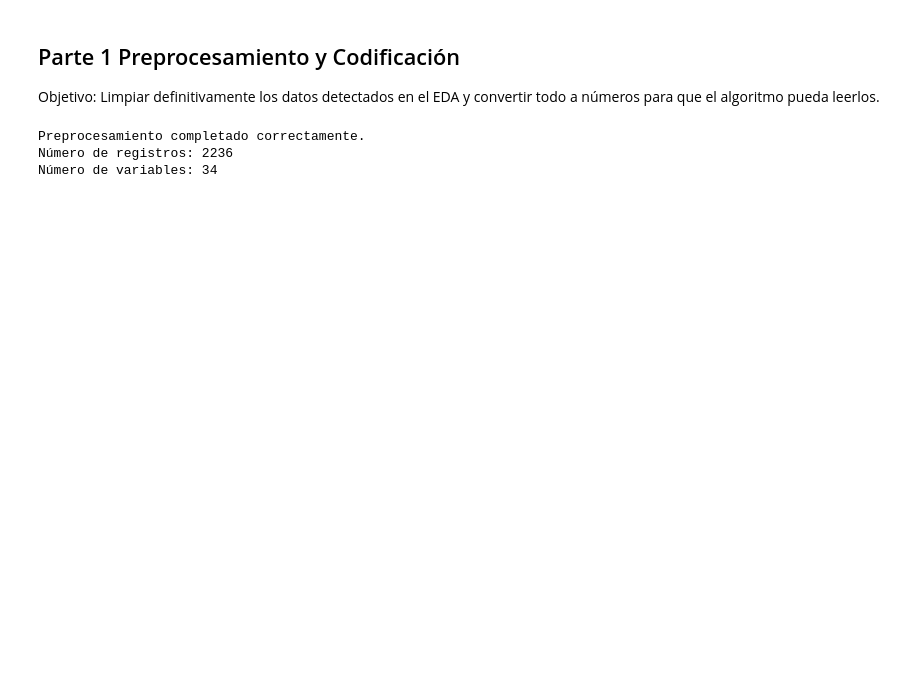
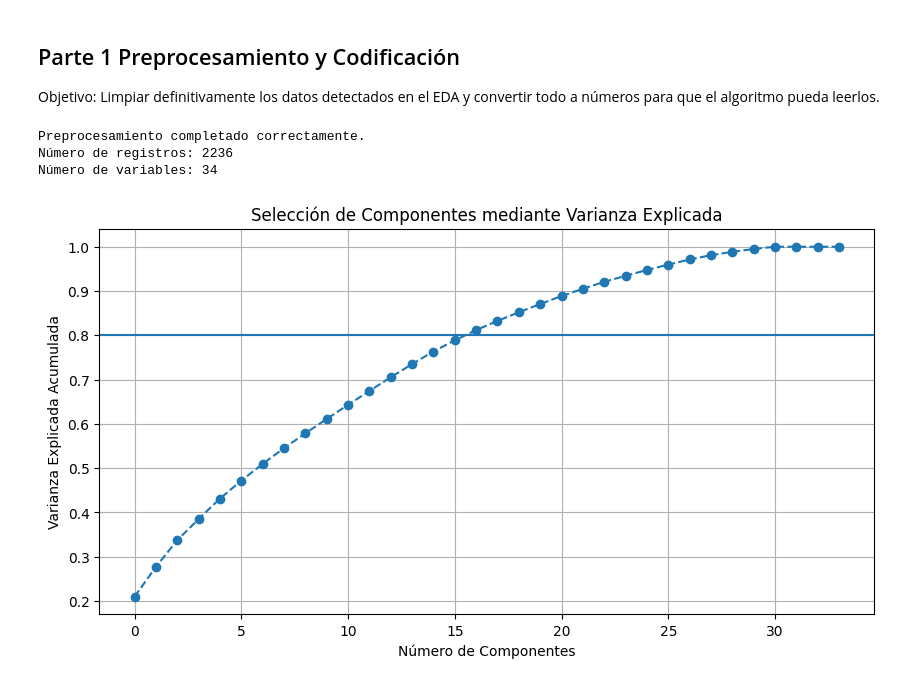
Before and after one commit to saram05/AnalisisDatos-ITM, a Jupyter notebook: notebooks/03_reduccion.ipynb, the cells around one changed output. Cells and saved outputs as stored; diff of their text form; code cells hidden in the pictures; blank space fills up the shorter version.

Commit message:
reducción de dimensionalidad con PCA y visualización de componentes principales

```diff
--- a/notebooks/03_reduccion.ipynb
+++ b/notebooks/03_reduccion.ipynb
@@ -87,3 +87,88 @@ print(f"Número de variables: {df_scaled.shape[1]}")
 Preprocesamiento completado correctamente.
 Número de registros: 2236
 Número de variables: 34
+# %%
+from sklearn.decomposition import PCA
+import matplotlib.pyplot as plt
+import seaborn as sns
+import numpy as np
+import pandas as pd
+
+# ===========================================================
+# FASE 3 - REDUCCIÓN DE DIMENSIONALIDAD (PCA)
+# Objetivo:
+# Reducir la cantidad de variables manteniendo la mayor cantidad
+# de información posible, facilitando la interpretación de patrones.
+# ===========================================================
+
+# -----------------------------------------------------------
+# 1. ANÁLISIS DE VARIANZA EXPLICADA
+# -----------------------------------------------------------
+
+# Se entrena un PCA sin restricción de componentes con el fin de
+# evaluar cuánta varianza explica cada uno de ellos de forma acumulada.
+pca_test = PCA()
+pca_test.fit(df_scaled)
+
+# Se calcula la varianza acumulada para analizar el punto de corte óptimo
+varianza_acumulada = np.cumsum(pca_test.explained_variance_ratio_)
+
+plt.figure(figsize=(10, 5))
+plt.plot(varianza_acumulada, marker='o', linestyle='--')
+plt.xlabel('Número de Componentes')
+plt.ylabel('Varianza Explicada Acumulada')
+plt.title('Selección de Componentes mediante Varianza Explicada')
+plt.axhline(y=0.8, linestyle='-')  # Umbral común del 80%
+plt.grid(True)
+plt.show()
+
+# En este punto se identifica visualmente cuántos componentes son necesarios
+# para explicar al menos el 80% de la variabilidad del dataset.
+
+# -----------------------------------------------------------
+# 2. APLICACIÓN DE PCA
+# -----------------------------------------------------------
+
+# Para efectos de visualización, se reduce el dataset a 2 dimensiones.
+# Esto permite observar la estructura general de los datos en un plano.
+pca_final = PCA(n_components=2)
+componentes_principales = pca_final.fit_transform(df_scaled)
+
+# Se construye un DataFrame con los nuevos ejes transformados
+df_pca = pd.DataFrame(
+    data=componentes_principales,
+    columns=['Componente Principal 1', 'Componente Principal 2']
+)
+
+# -----------------------------------------------------------
+# 3. VISUALIZACIÓN DE RESULTADOS
+# -----------------------------------------------------------
+
+# Se genera un gráfico de dispersión para observar posibles agrupamientos
+# o patrones en los clientes tras la reducción de dimensionalidad.
+plt.figure(figsize=(10, 7))
+sns.scatterplot(
+    x='Componente Principal 1',
+    y='Componente Principal 2',
+    data=df_pca,
+    alpha=0.6
+)
+
+plt.title('Representación de Clientes en el Espacio Reducido (PCA)')
+plt.grid(True)
+plt.show()
+
+# -----------------------------------------------------------
+# 4. INTERPRETACIÓN GENERAL
+# -----------------------------------------------------------
+
+# Se calcula la proporción de varianza explicada por los dos primeros componentes.
+varianza_total = pca_final.explained_variance_ratio_.sum()
+
+print(f"Varianza explicada por los 2 primeros componentes: {varianza_total:.2%}")
+
+# Este valor indica cuánta información del dataset original se conserva
+# después de la reducción. Aunque 2 componentes no capturan toda la varianza,
+# son suficientes para visualizar la estructura general del dataset.
+# %% [output]
+[figure, added]
```
Also changed, not shown: parts of 1 cell of this notebook.
